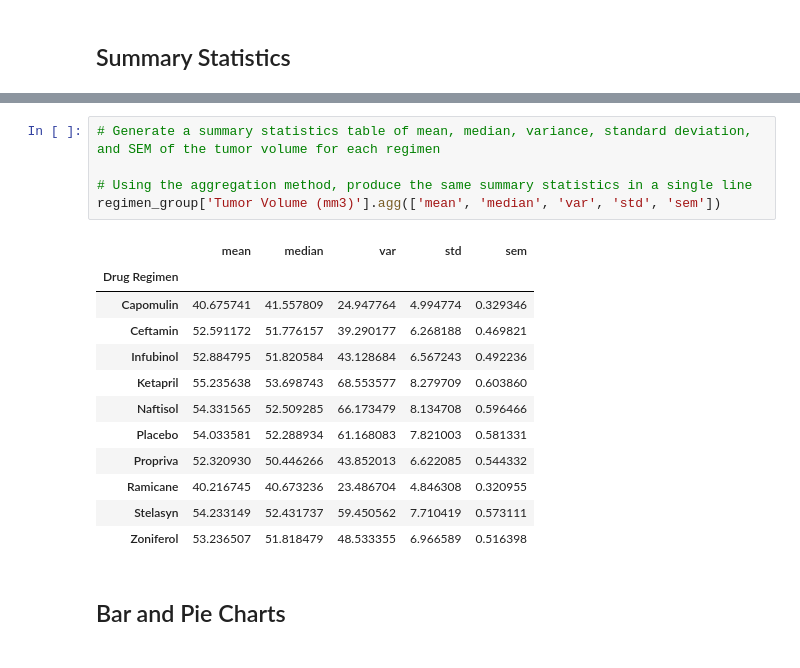
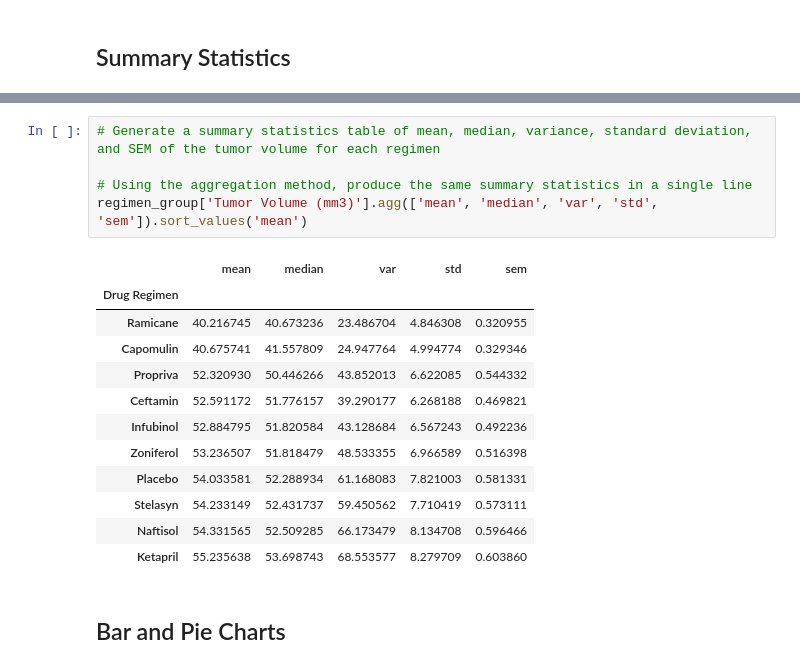
Before and after one commit to ztcnrh/matplotlib-challenge, a Jupyter notebook: pymaceuticals_starter.ipynb, the cells around one changed output, grey strips where cells are left out. Cells and saved outputs as stored; diff of their text form.

```diff
--- a/pymaceuticals_starter.ipynb
+++ b/pymaceuticals_starter.ipynb
@@ -132,21 +137,21 @@ summary_stats_df
 # %%
 # Generate a summary statistics table of mean, median, variance, standard deviation, and SEM of the tumor volume for each regimen
 
 # Using the aggregation method, produce the same summary statistics in a single line
-regimen_group['Tumor Volume (mm3)'].agg(['mean', 'median', 'var', 'std', 'sem'])
+regimen_group['Tumor Volume (mm3)'].agg(['mean', 'median', 'var', 'std', 'sem']).sort_values('mean')
 # %% [output]
 |  | mean | median | var | std | sem |
 | Drug Regimen |  |  |  |  |  |
+| Ramicane | 40.216745 | 40.673236 | 23.486704 | 4.846308 | 0.320955 |
 | Capomulin | 40.675741 | 41.557809 | 24.947764 | 4.994774 | 0.329346 |
+| Propriva | 52.320930 | 50.446266 | 43.852013 | 6.622085 | 0.544332 |
 | Ceftamin | 52.591172 | 51.776157 | 39.290177 | 6.268188 | 0.469821 |
 | Infubinol | 52.884795 | 51.820584 | 43.128684 | 6.567243 | 0.492236 |
+| Zoniferol | 53.236507 | 51.818479 | 48.533355 | 6.966589 | 0.516398 |
+| Placebo | 54.033581 | 52.288934 | 61.168083 | 7.821003 | 0.581331 |
+| Stelasyn | 54.233149 | 52.431737 | 59.450562 | 7.710419 | 0.573111 |
+| Naftisol | 54.331565 | 52.509285 | 66.173479 | 8.134708 | 0.596466 |
 | Ketapril | 55.235638 | 53.698743 | 68.553577 | 8.279709 | 0.603860 |
-| Naftisol | 54.331565 | 52.509285 | 66.173479 | 8.134708 | 0.596466 |
-| Placebo | 54.033581 | 52.288934 | 61.168083 | 7.821003 | 0.581331 |
-| Propriva | 52.320930 | 50.446266 | 43.852013 | 6.622085 | 0.544332 |
-| Ramicane | 40.216745 | 40.673236 | 23.486704 | 4.846308 | 0.320955 |
-| Stelasyn | 54.233149 | 52.431737 | 59.450562 | 7.710419 | 0.573111 |
-| Zoniferol | 53.236507 | 51.818479 | 48.533355 | 6.966589 | 0.516398 |
 # %% [markdown]
 ## Bar and Pie Charts
 # %%
```
Also changed, not shown: parts of 15 cells of this notebook.
